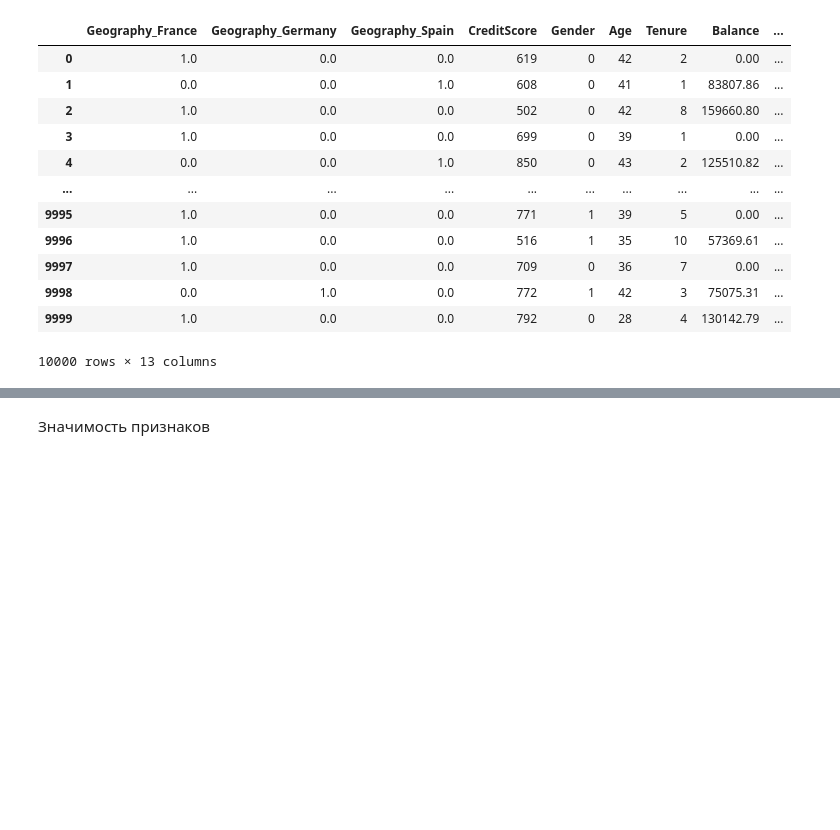
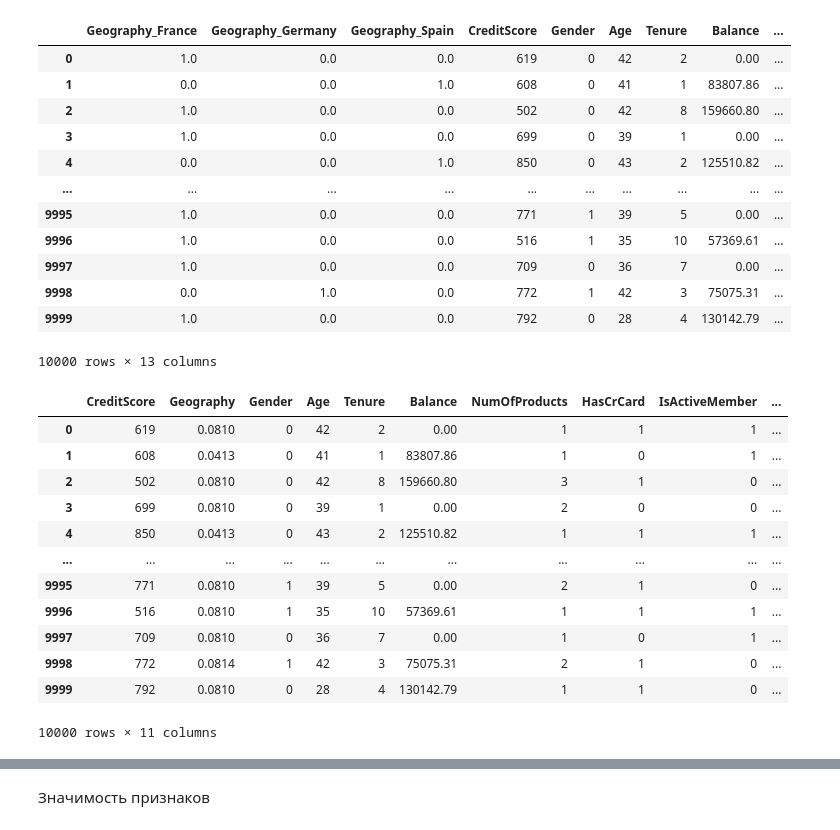
Before and after one commit to eispoohw/CS493-Math-Methods-in-ML, a Jupyter notebook: lab 4.ipynb, the cells around one changed output, grey strips where cells are left out. Saved outputs shown, nothing was run; the diff lists cells and outputs as text; code cells hidden in the pictures; blank space fills up the shorter version.

```diff
--- a/lab 4.ipynb
+++ b/lab 4.ipynb
@@ -353,6 +353,36 @@ df
 | 9998 | 0.0 | 1.0 | 0.0 | 772 | 1 | 42 | 3 | 75075.31 | ... |
 | 9999 | 1.0 | 0.0 | 0.0 | 792 | 0 | 28 | 4 | 130142.79 | ... |
 10000 rows × 13 columns
+# %%
+df = pd.read_csv('churn.csv')
+
+geography = {}
+for g in df['Geography'].unique():
+    geography[g] = sum(df[df['Geography'] == g]['Exited']) / len(df.values)
+
+df['Geography'] = df['Geography'].apply(lambda x: geography[x])
+df['Gender'] = df['Gender'].apply(lambda x: 0 if x == 'Female' else 1)
+df = df.drop(['Surname', 'CustomerId', 'RowNumber'], axis=1)
+
+X_train, X_test, y_train, y_test = train_test_split(df.drop(['Exited'], axis=1), df['Exited'])
+X_train = pd.DataFrame(X_train, columns=df.drop(['Exited'], axis=1).columns)
+X_test = pd.DataFrame(X_test, columns=df.drop(['Exited'], axis=1).columns)
+
+df
+# %% [output]
+|  | CreditScore | Geography | Gender | Age | Tenure | Balance | NumOfProducts | HasCrCard | IsActiveMember | ... |
+| 0 | 619 | 0.0810 | 0 | 42 | 2 | 0.00 | 1 | 1 | 1 | ... |
+| 1 | 608 | 0.0413 | 0 | 41 | 1 | 83807.86 | 1 | 0 | 1 | ... |
+| 2 | 502 | 0.0810 | 0 | 42 | 8 | 159660.80 | 3 | 1 | 0 | ... |
+| 3 | 699 | 0.0810 | 0 | 39 | 1 | 0.00 | 2 | 0 | 0 | ... |
+| 4 | 850 | 0.0413 | 0 | 43 | 2 | 125510.82 | 1 | 1 | 1 | ... |
+| ... | ... | ... | ... | ... | ... | ... | ... | ... | ... | ... |
+| 9995 | 771 | 0.0810 | 1 | 39 | 5 | 0.00 | 2 | 1 | 0 | ... |
+| 9996 | 516 | 0.0810 | 1 | 35 | 10 | 57369.61 | 1 | 1 | 1 | ... |
+| 9997 | 709 | 0.0810 | 0 | 36 | 7 | 0.00 | 1 | 0 | 1 | ... |
+| 9998 | 772 | 0.0814 | 1 | 42 | 3 | 75075.31 | 2 | 1 | 0 | ... |
+| 9999 | 792 | 0.0810 | 0 | 28 | 4 | 130142.79 | 1 | 1 | 0 | ... |
+10000 rows × 11 columns
 # %%
 from sklearn.tree import DecisionTreeClassifier
 
```
Also changed, not shown: parts of 2 cells of this notebook.
